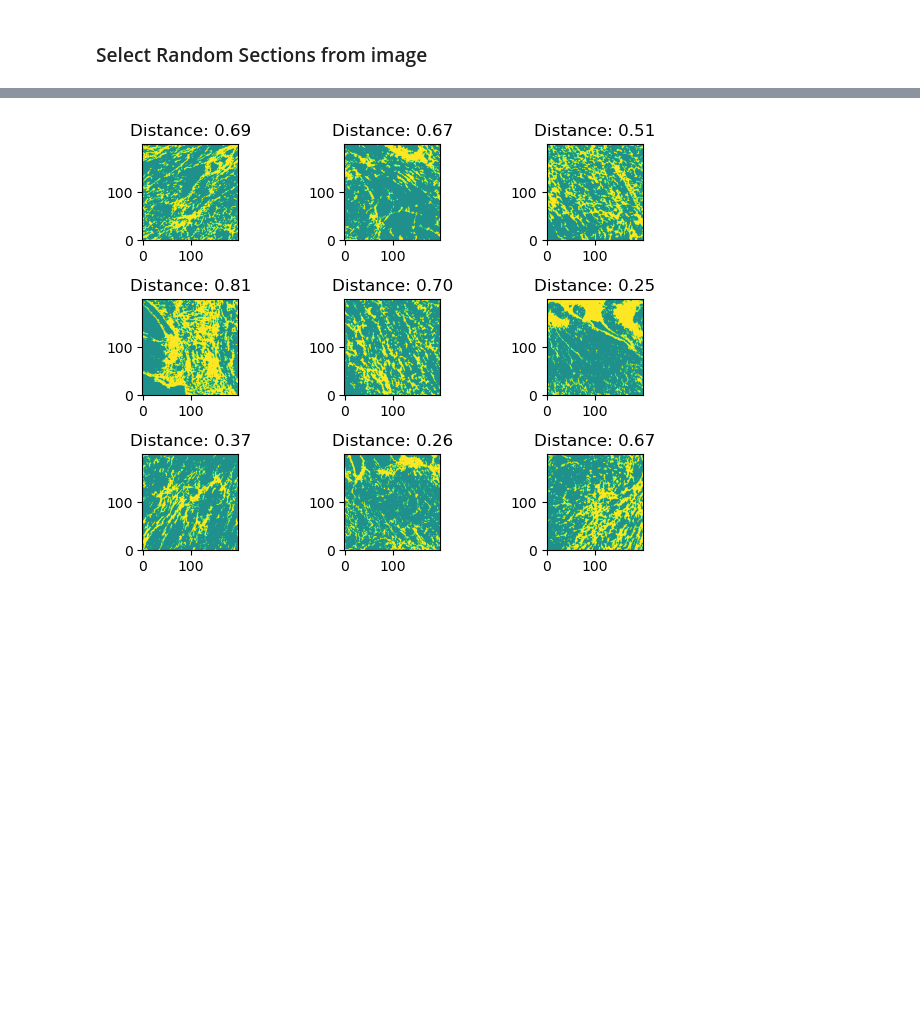
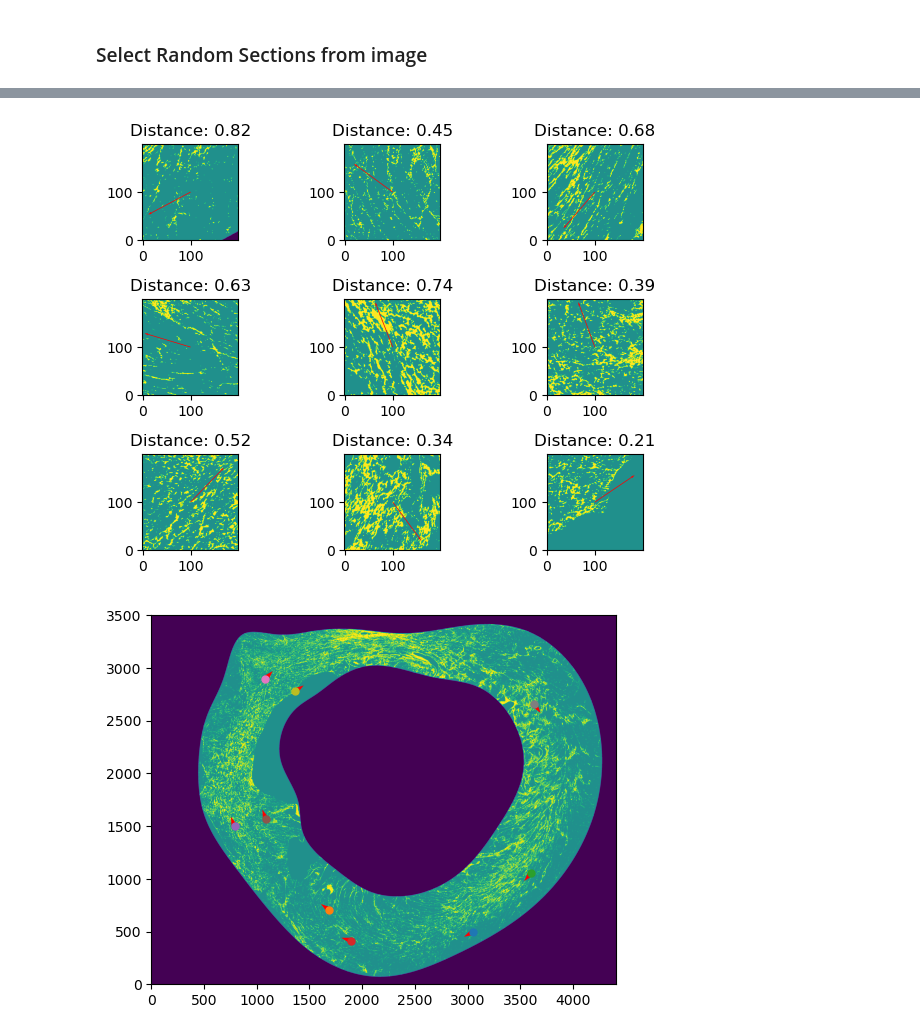
Before and after one commit to AOkenov/FibrosisAnalysis, a Jupyter notebook: examples/notebooks/EndoEpiDistance.ipynb, the cells around one changed output, grey strips where cells are left out. Saved outputs shown, nothing was run; the diff lists cells and outputs as text; code cells hidden in the pictures; blank space fills up the shorter version.

Commit message:
Add direction for sections

```diff
--- a/examples/notebooks/EndoEpiDistance.ipynb
+++ b/examples/notebooks/EndoEpiDistance.ipynb
@@ -41,7 +41,7 @@ files = sorted(files)
 
 heart_slices = []
 
-for filename in tqdm(files):
+for filename in tqdm(files[:]):
     # Build the heart slice
     heart_slice_builder = fa.HeartSliceBuilder()
     heart_slice_builder.load_slice_data(path, heart, filename)
@@ -55,11 +55,18 @@ for filename in tqdm(files):
 # %% [markdown]
 ### Select Random Sections from image
 # %%
-heart_slice = heart_slices[10]
+import numpy as np
 
-fig, axs = plt.subplots(ncols=3, sharex=True, sharey=True)
+heart_slice = heart_slices[7]
+
+layers = np.digitize(heart_slice.distance_map, bins=np.linspace(0, 1, 11),
+                     right=True)
+
+%matplotlib inline
+fig, axs = plt.subplots(ncols=4, sharex=True, sharey=True)
 axs[0].imshow(heart_slice.image, origin='lower')
 axs[1].imshow(heart_slice.wall_mask, origin='lower')
 axs[2].imshow(heart_slice.distance_map, origin='lower')
+axs[3].imshow(layers, origin='lower')
 plt.show()
 # %% [output]
@@ -67,5 +118,6 @@ plt.show()
 # %%
 import numpy as np
+from scipy import spatial
 
 wall_mask = heart_slice.wall_mask
 distance_map = heart_slice.distance_map
@@ -76,39 +128,61 @@ image[~wall_mask] = 0
 template_size = 200
 num_of_sections = 9
 points = np.argwhere(heart_slice.wall_mask)
+np.random.shuffle(points)
 
-np.random.shuffle(points)
+tree = spatial.cKDTree(direct_coords)
+
 sections = []
 for point in points:
     i_min = max(0, point[0] - template_size // 2)
     i_max = min(image.shape[0], i_min + template_size)
     j_min = max(0, point[1] - template_size // 2)
     j_max = min(image.shape[1], j_min + template_size)
 
     if ((i_max - i_min) < template_size) or ((j_max - j_min) < template_size):
         continue
 
     template = image[i_min:i_max, j_min:j_max]
 
     if (np.count_nonzero(template) / template.size) < 0.99:
         continue
 
     endo_epi_dist = distance_map[point[0], point[1]]
 
     sections.append({"image": template,
-                     "dist": endo_epi_dist})
+                     "center": point,
+                     "dist": endo_epi_dist,
+                     "direction": theta[tree.query(point)[1]]})
 
     if len(sections) >= num_of_sections:
         break
 
-
+%matplotlib inline
 fig, axs = plt.subplots(ncols=3, nrows=3)
 for i, section in enumerate(sections):
     ax = axs.flat[i]
     ax.imshow(section["image"], vmin=0, vmax=2, origin='lower')
+    ax.quiver(template_size // 2, template_size // 2,
+              template_size // 2 * np.cos(section["direction"]),
+              template_size // 2 * np.sin(section["direction"]),
+              color='r', scale=1, scale_units='xy', angles='xy'
+              )
     ax.set_title(f"Distance: {section['dist']:.2f}")
 
 plt.tight_layout()
 plt.show()
+
+%matplotlib inline
+plt.figure()
+plt.imshow(image, origin='lower')
+for section in sections:
+    plt.plot(section["center"][1], section["center"][0], 'o', ms=5)
+    plt.quiver(section["center"][1], section["center"][0],
+                template_size // 2 * np.cos(section["direction"]),
+                template_size // 2 * np.sin(section["direction"]),
+                color='r', scale=1, scale_units='xy', angles='xy'
+                )
+plt.show()
 # %% [output]
-[figure, old version]
+[figure, new version]
+[figure, added]
```
Also changed, not shown: parts of 2 cells of this notebook, 3 other files.
